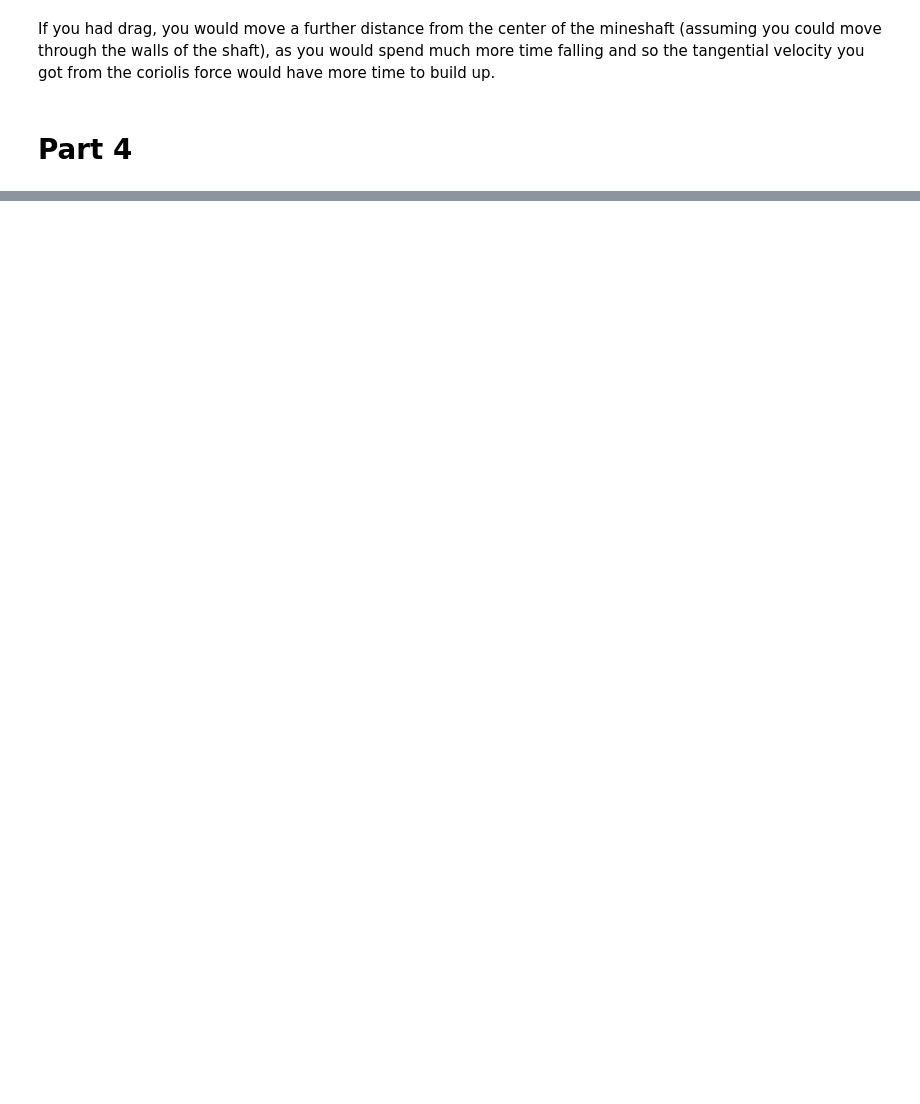
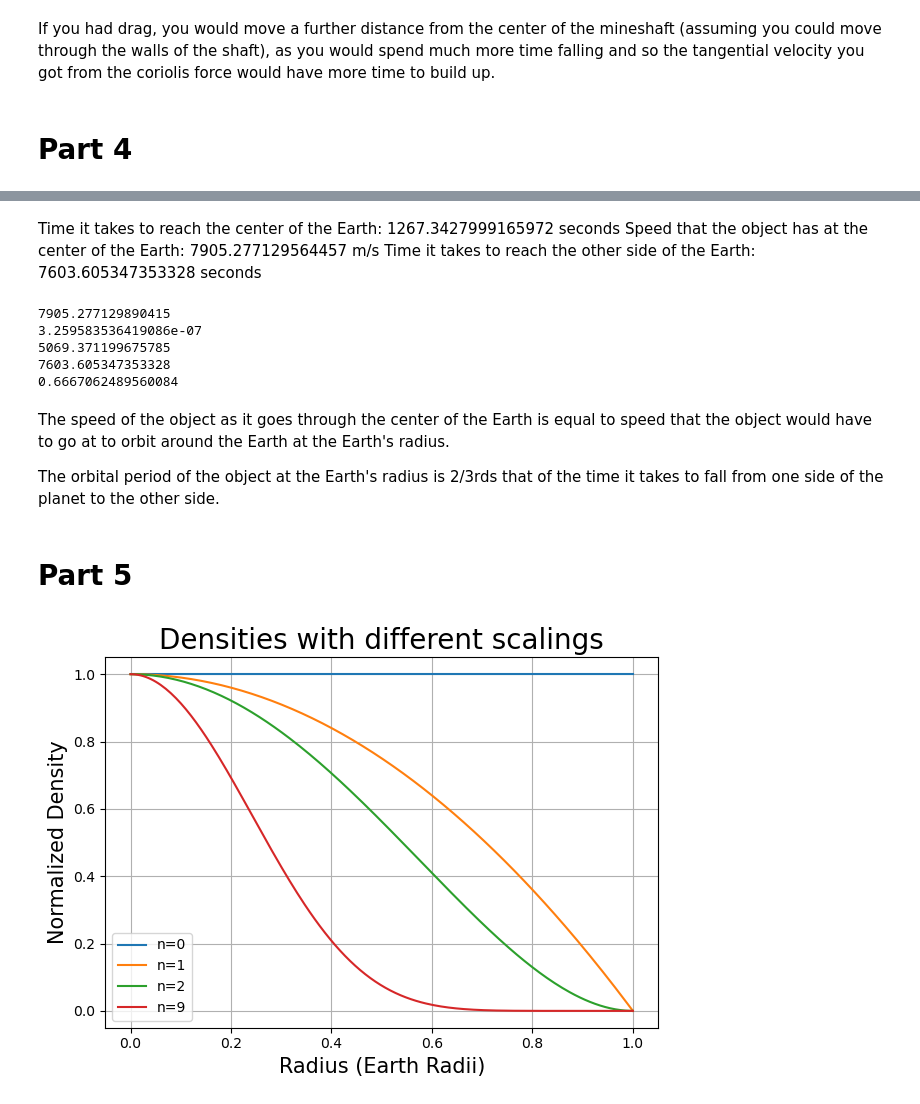
Before and after one commit to MatthewPrem/PHYS265-spring25, a Jupyter notebook: Lab2/Lab 2.ipynb, the cells around one changed output, grey strips where cells are left out. Drawn from its saved outputs; the diff is of its cells as text; code cells hidden in the pictures; blank space fills up the shorter version.

Commit message:
Finished through Part 6

```diff
--- a/Lab2/Lab 2.ipynb
+++ b/Lab2/Lab 2.ipynb
@@ -264,0 +290,49 @@ ax.plot(denseT, soln.sol(denseT)[0])
+# %% [markdown]
+Time it takes to reach the center of the Earth: 1267.3427999165972 seconds
+Speed that the object has at the center of the Earth: 7905.277129564457 m/s
+Time it takes to reach the other side of the Earth: 7603.605347353328 seconds
+# %%
+vOrbit = np.sqrt(G*Me/Re)
+print(vOrbit)
+print(vOrbit-centerSpeed)
+
+period = 2*np.pi*Re/vOrbit
+print(period)
+print(otherSide)
+print(period/otherSide)
+# %% [output]
+7905.277129890415
+3.259583536419086e-07
+5069.371199675785
+7603.605347353328
+0.6667062489560084
+# %% [markdown]
+The speed of the object as it goes through the center of the Earth is equal to speed that the object would have to go at to orbit around the Earth at the Earth's radius.
+
+The orbital period of the object at the Earth's radius is 2/3rds that of the time it takes to fall from one side of the planet to the other side.
+# %% [markdown]
+# Part 5
+# %%
+def rho(r, Rho0, N):
+    return Rho0*(1-r**2/Re**2)**N
+
+def dM(r, Rho0, N):
+    return 4*np.pi * r**2 * rho(r, Rho0,N)
+
+def M(r, Rho0, N):
+    return quad(dM, 0, r,args=(Rho0, N))[0]
+
+rs = np.linspace(0, Re,200)
+
+ns = [0, 1, 2, 9]
+fig, ax = plt.subplots(1,1)
+for n in ns:
+    ax.plot(rs/Re, rho(rs, 1, n), label=f"n={n}")
+ax.set_xlabel("Radius (Earth Radii)", fontsize=15)
+ax.set_ylabel("Normalized Density", fontsize=15)
+ax.set_title("Densities with different scalings", fontsize=20)
+ax.grid()
+ax.legend()
+fig.tight_layout()
+# %% [output]
+[figure, added]
```
Also changed, not shown: parts of 17 cells of this notebook.
